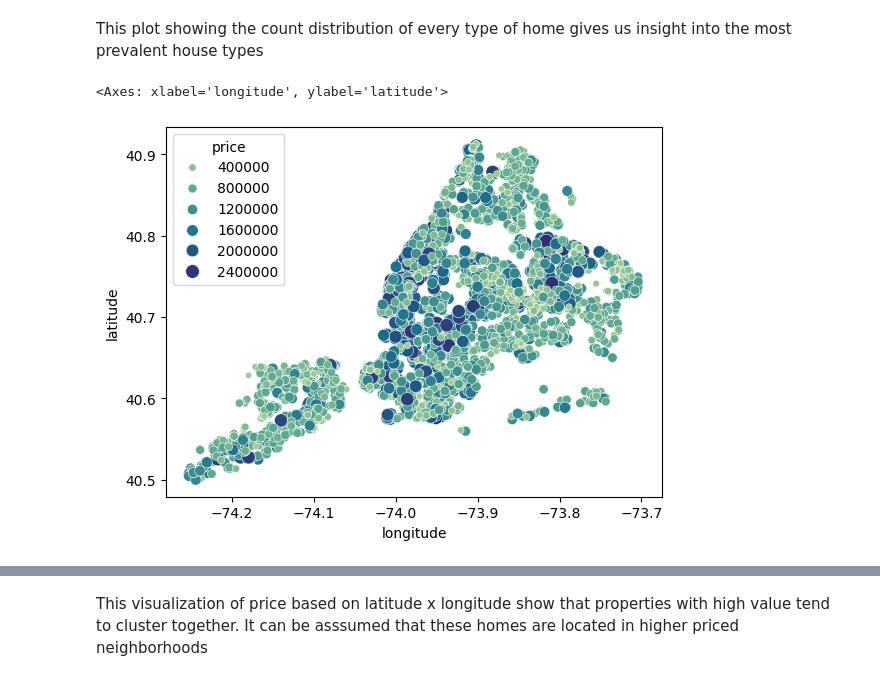
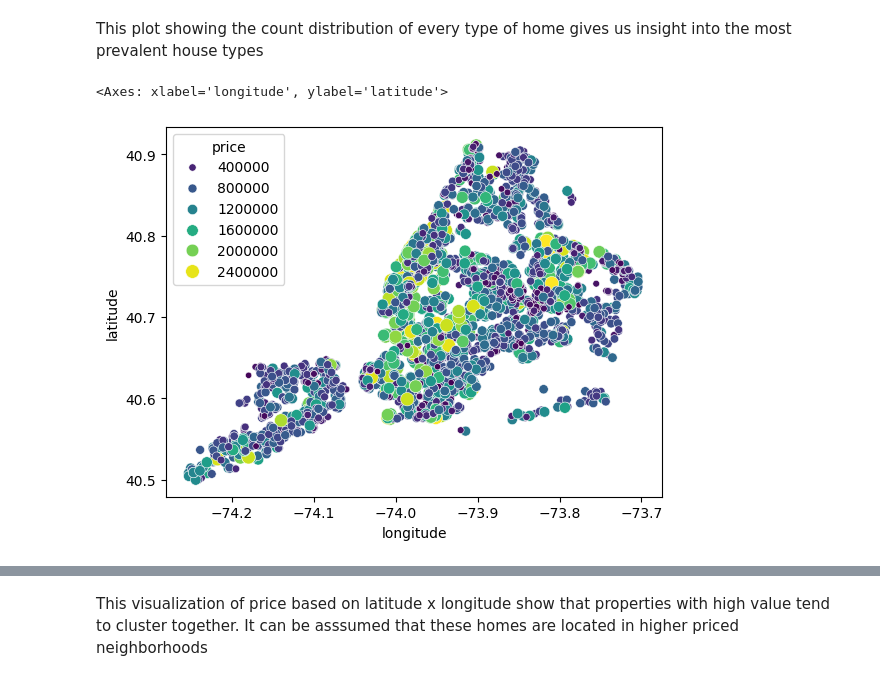
Before and after one commit to JustinHaysbert/JustinHaysbert.github.io, a Jupyter notebook: HaysbertDataScienceProjectFinal.ipynb, the cells around one changed output, grey strips where cells are left out. Saved outputs shown, nothing was run; the diff lists cells and outputs as text; code cells hidden in the pictures.

```diff
--- a/HaysbertDataScienceProjectUD-2.ipynb
+++ b/HaysbertDataScienceProjectFinal.ipynb
@@ -235,7 +240,7 @@ sns.countplot(data=housing, y='type')
 # %% [markdown]
 This plot showing the count distribution of every type of home gives us insight into the most prevalent house types
 # %%
-sns.scatterplot(data=housing, x = 'longitude', y='latitude', hue = 'price', size = 'price',sizes=(20, 100) ,palette="crest")
+sns.scatterplot(data=housing, x = 'longitude', y='latitude', hue = 'price', size = 'price',sizes=(20, 100) ,palette="viridis")
 # %% [output]
 <Axes: xlabel='longitude', ylabel='latitude'>
-[figure, old version]
+[figure, new version]
```
Also changed, not shown: parts of 56 cells of this notebook, 1 other file.
